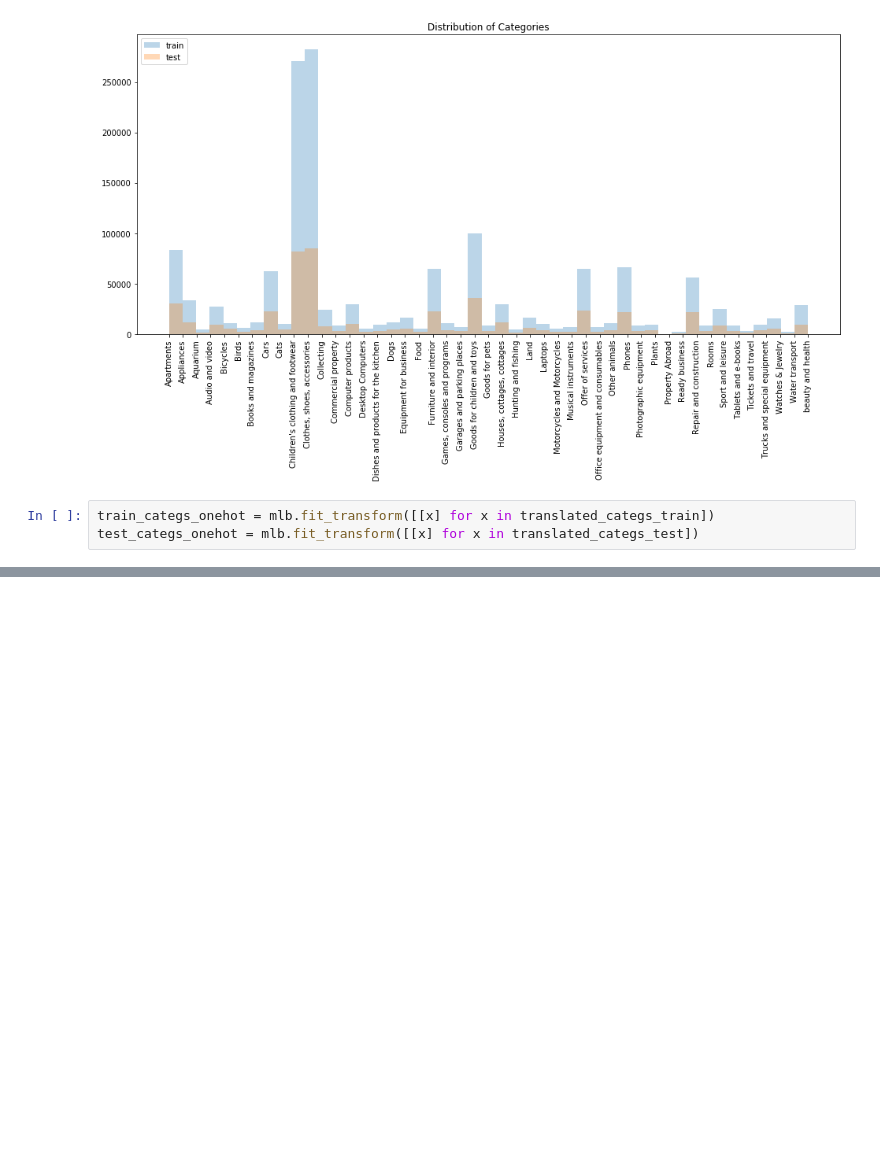
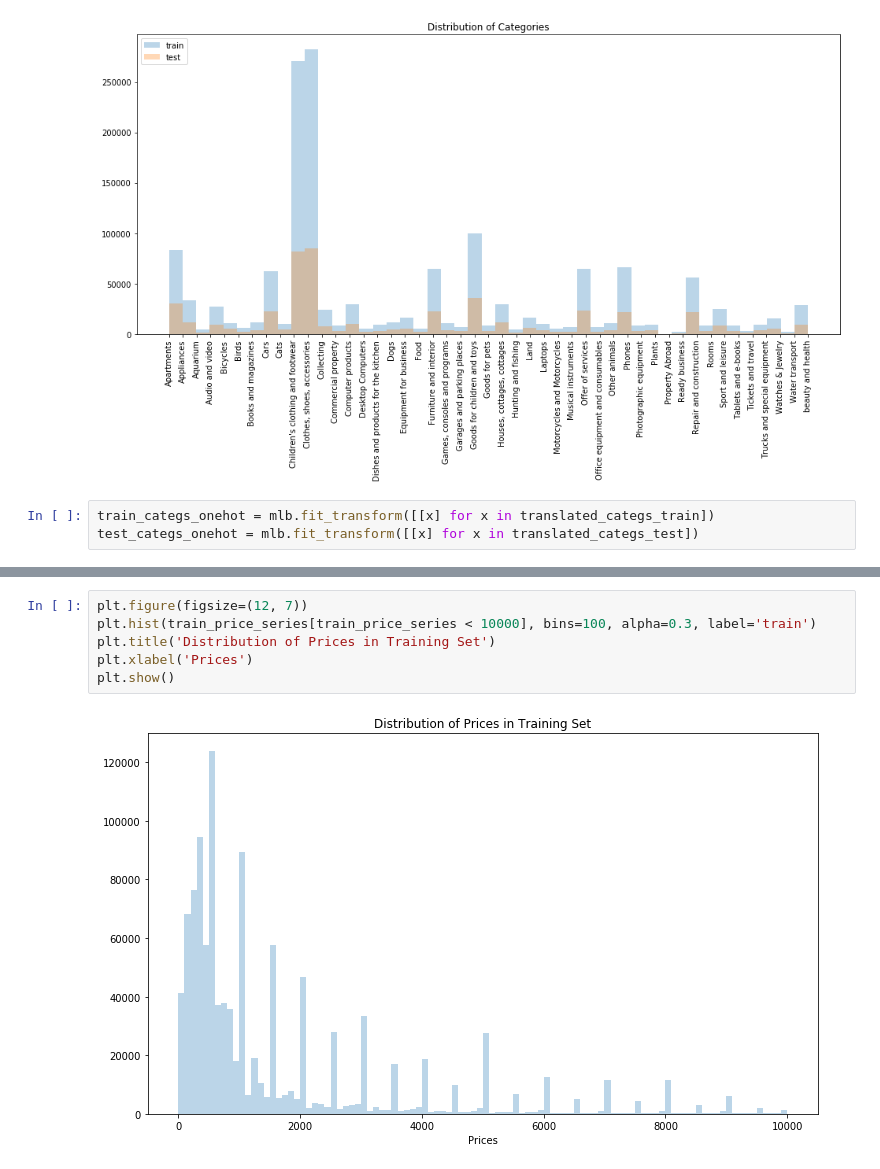
Before and after one commit to gestalt-howard/avito-demand-prediction, a Jupyter notebook: scripts/Stage_0_Data_Exploration.ipynb, the cells around one changed output, grey strips where cells are left out. Saved outputs shown, nothing was run; the diff lists cells and outputs as text; blank space fills up the shorter version.

```diff
--- a/scripts/Stage_0_Data_Exploration.ipynb
+++ b/scripts/Stage_0_Data_Exploration.ipynb
@@ -364,0 +476,8 @@ test_categs_onehot = mlb.fit_transform([[x] for x in translated_categs_test])
+# %%
+plt.figure(figsize=(12, 7))
+plt.hist(train_price_series[train_price_series < 10000], bins=100, alpha=0.3, label='train')
+plt.title('Distribution of Prices in Training Set')
+plt.xlabel('Prices')
+plt.show()
+# %% [output]
+[figure, added]
```
Also changed, not shown: parts of 41 cells of this notebook.
